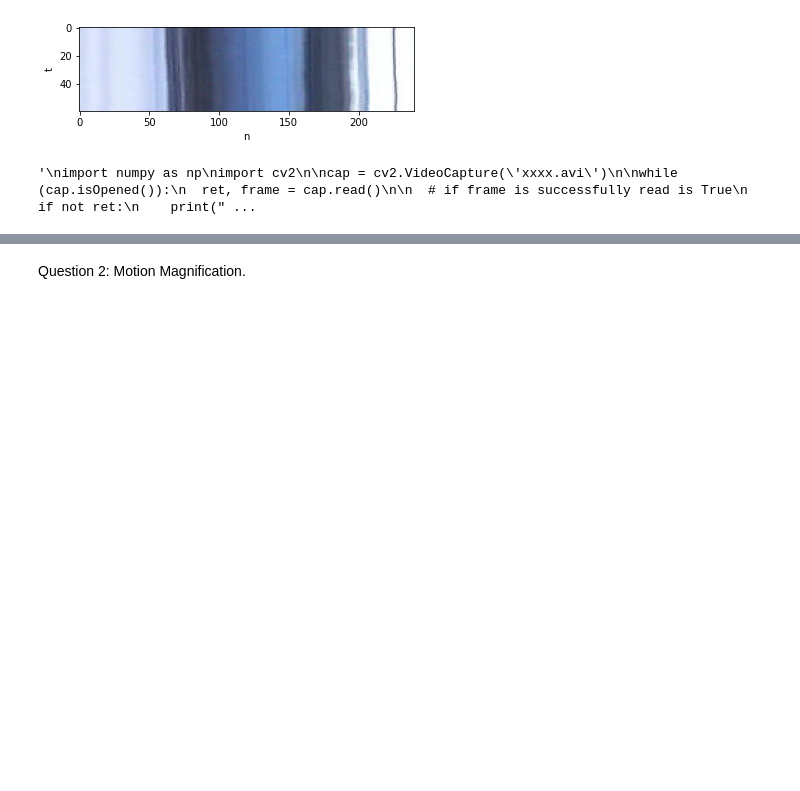
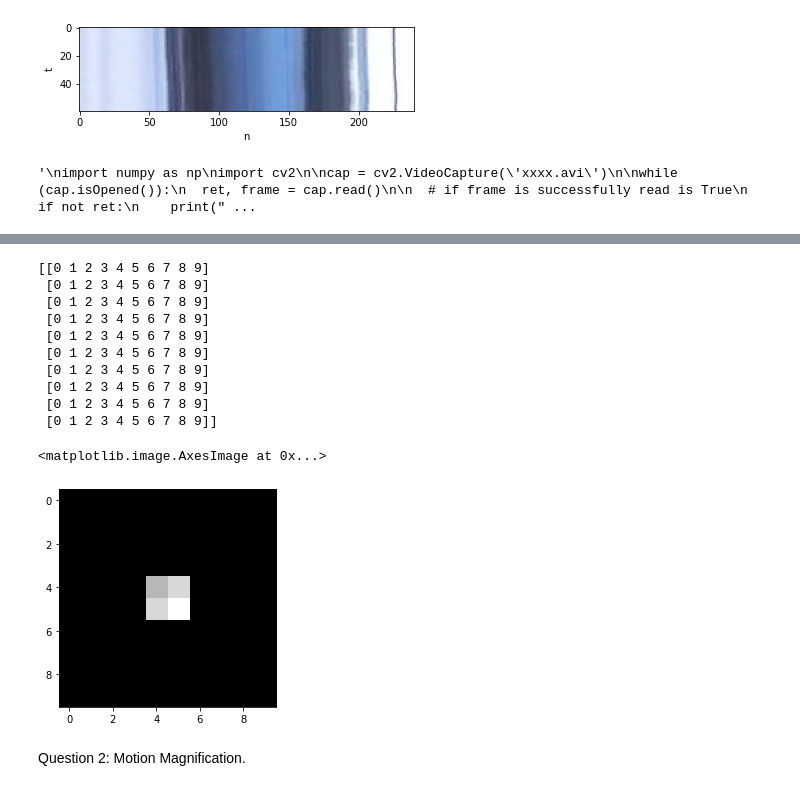
Before and after one commit to twyunting/CSC-676_Computer-Vision, a Jupyter notebook: Homeworks/hw4/Yunting_Chiu/code/Homework4_YuntingChiu.ipynb, the cells around one changed output, grey strips where cells are left out. Cells and saved outputs as stored; diff of their text form; code cells hidden in the pictures; blank space fills up the shorter version.

```diff
--- a/Homeworks/hw4/Yunting_Chiu/code/Homework4_YuntingChiu.ipynb
+++ b/Homeworks/hw4/Yunting_Chiu/code/Homework4_YuntingChiu.ipynb
@@ -118,3 +141,29 @@ Gaussian temporal filtering (applied on a sequence of images) will blur the sequ
+# %%
+sigma = 3
+imSize = 10
+t = 1
+# [X, Y] = np.meshgrid(np.arange(imSize), np.arange(imSize))
+print(X)
+
+for y in range(0, imSize, 2*sigma):
+  for x in range(0, imSize, 2*sigma):
+    gaussianMask = np.exp(-((X-x)**2 + (Y-y)**2) / (2*sigma**2))*np.exp(-(t**2)/(2*sigma**2))
+    gaussianIm1 = xy * gaussianMask # TODO
+
+plt.imshow(gaussianIm1, cmap = "gray")
+# %% [output]
+[[0 1 2 3 4 5 6 7 8 9]
+ [0 1 2 3 4 5 6 7 8 9]
+ [0 1 2 3 4 5 6 7 8 9]
+ [0 1 2 3 4 5 6 7 8 9]
+ [0 1 2 3 4 5 6 7 8 9]
+ [0 1 2 3 4 5 6 7 8 9]
+ [0 1 2 3 4 5 6 7 8 9]
+ [0 1 2 3 4 5 6 7 8 9]
+ [0 1 2 3 4 5 6 7 8 9]
+ [0 1 2 3 4 5 6 7 8 9]]
+<matplotlib.image.AxesImage at 0x...>
+[figure, added]
 # %% [markdown]
 Question 2: Motion Magnification.
 # %% [markdown]
```
Also changed, not shown: parts of 6 cells of this notebook.
